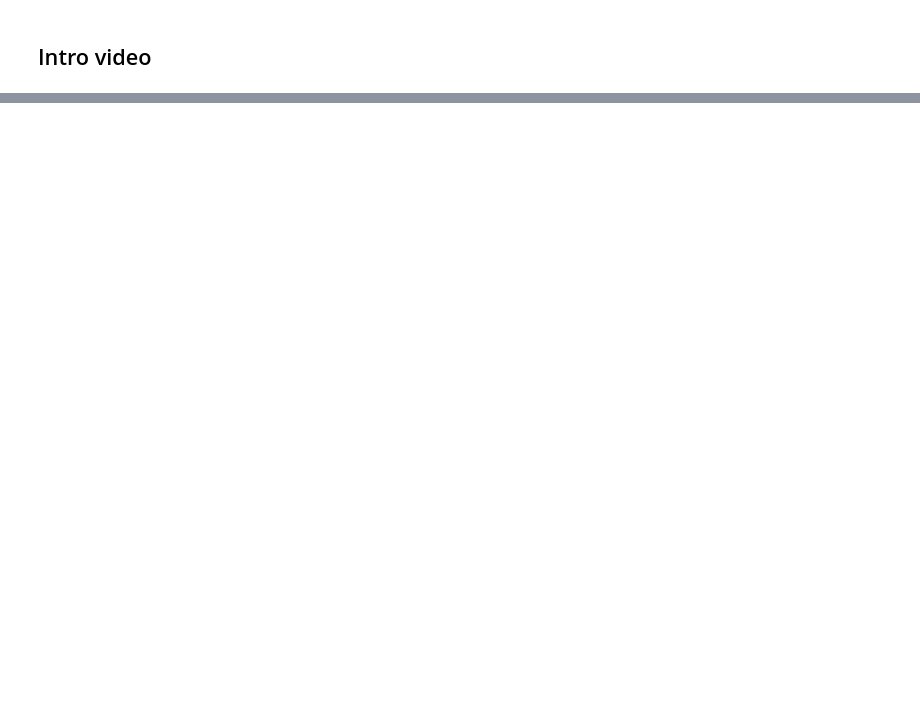
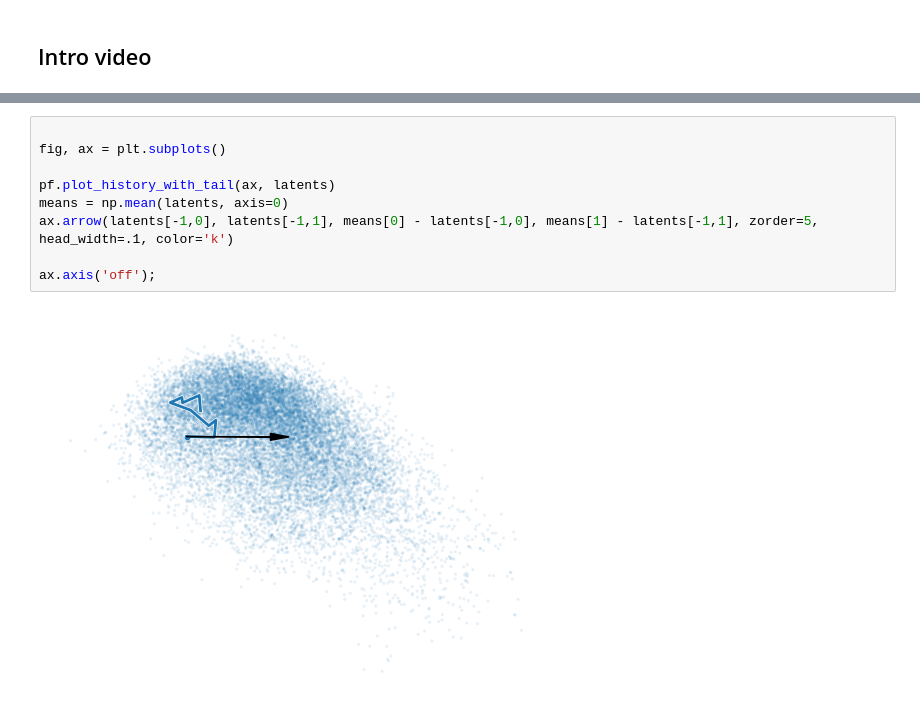
Before and after one commit to draeloslab/AdaptiveLatents, a Jupyter notebook: workspace/sfn_figures.ipynb, the cells around one changed output, grey strips where cells are left out. Saved outputs shown, nothing was run; the diff lists cells and outputs as text; blank space fills up the shorter version.

```diff
--- a/workspace/sfn_figures.ipynb
+++ b/workspace/sfn_figures.ipynb
@@ -125,0 +141,11 @@ reg.plot_preq_error(ax)
+# %%
+
+fig, ax = plt.subplots()
+
+pf.plot_history_with_tail(ax, latents)
+means = np.mean(latents, axis=0)
+ax.arrow(latents[-1,0], latents[-1,1], means[0] - latents[-1,0], means[1] - latents[-1,1], zorder=5, head_width=.1, color='k')
+
+ax.axis('off');
+# %% [output]
+[figure, added]
```
Also changed, not shown: parts of 9 cells of this notebook, 7 other files.
